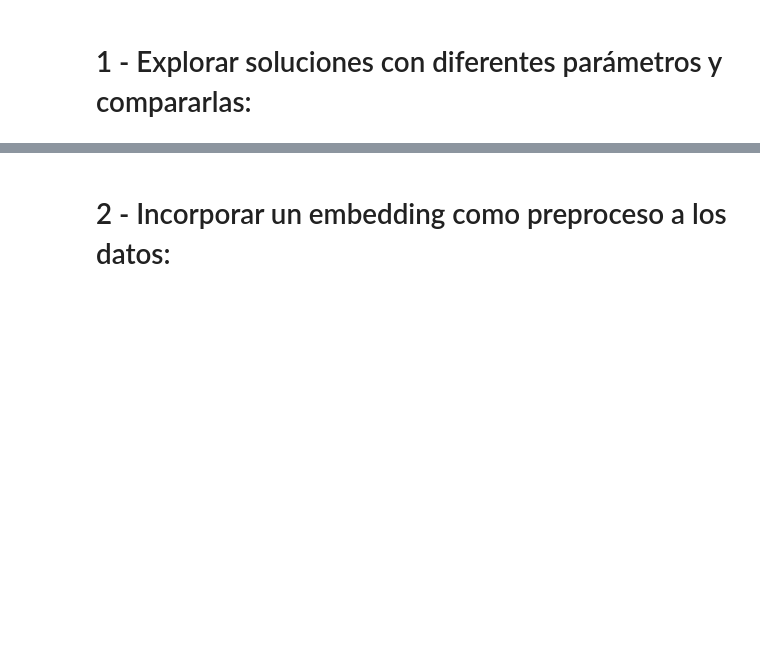
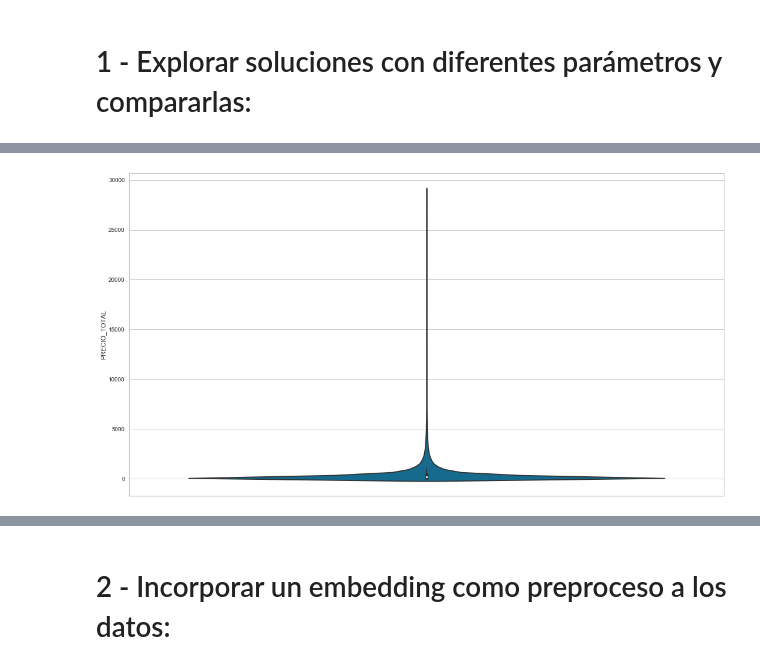
Before and after one commit to david-gonzalez/diplodatos, a Jupyter notebook: Aprendizaje_NO_supervisado/Entregables/Laboratorio-1/Aprendizaje No Supervisado - Laboratorio 1 - Clustering.ipynb, the cells around one changed output, grey strips where cells are left out. Drawn from its saved outputs; the diff is of its cells as text; code cells hidden in the pictures; blank space fills up the shorter version.

```diff
--- a/Aprendizaje_NO_supervisado/Entregables/Laboratorio-1/Aprendizaje No Supervisado - Laboratorio 1 - Clustering.ipynb
+++ b/Aprendizaje_NO_supervisado/Entregables/Laboratorio-1/Aprendizaje No Supervisado - Laboratorio 1 - Clustering.ipynb
@@ -68,0 +173,9 @@ ventas_df = load_dataset()
+# %%
+# Removemos los outliers y revisamos:
+ppc_df = ppc_df[np.abs(ppc_df.PRECIO_TOTAL-ppc_df.PRECIO_TOTAL.mean()) <= (3*ppc_df.PRECIO_TOTAL.std())]
+# %%
+plt.clf()
+sns.violinplot(y=ppc_df.PRECIO_TOTAL)
+plt.show()
+# %% [output]
+[figure, added]
```
Also changed, not shown: parts of 27 cells of this notebook.
